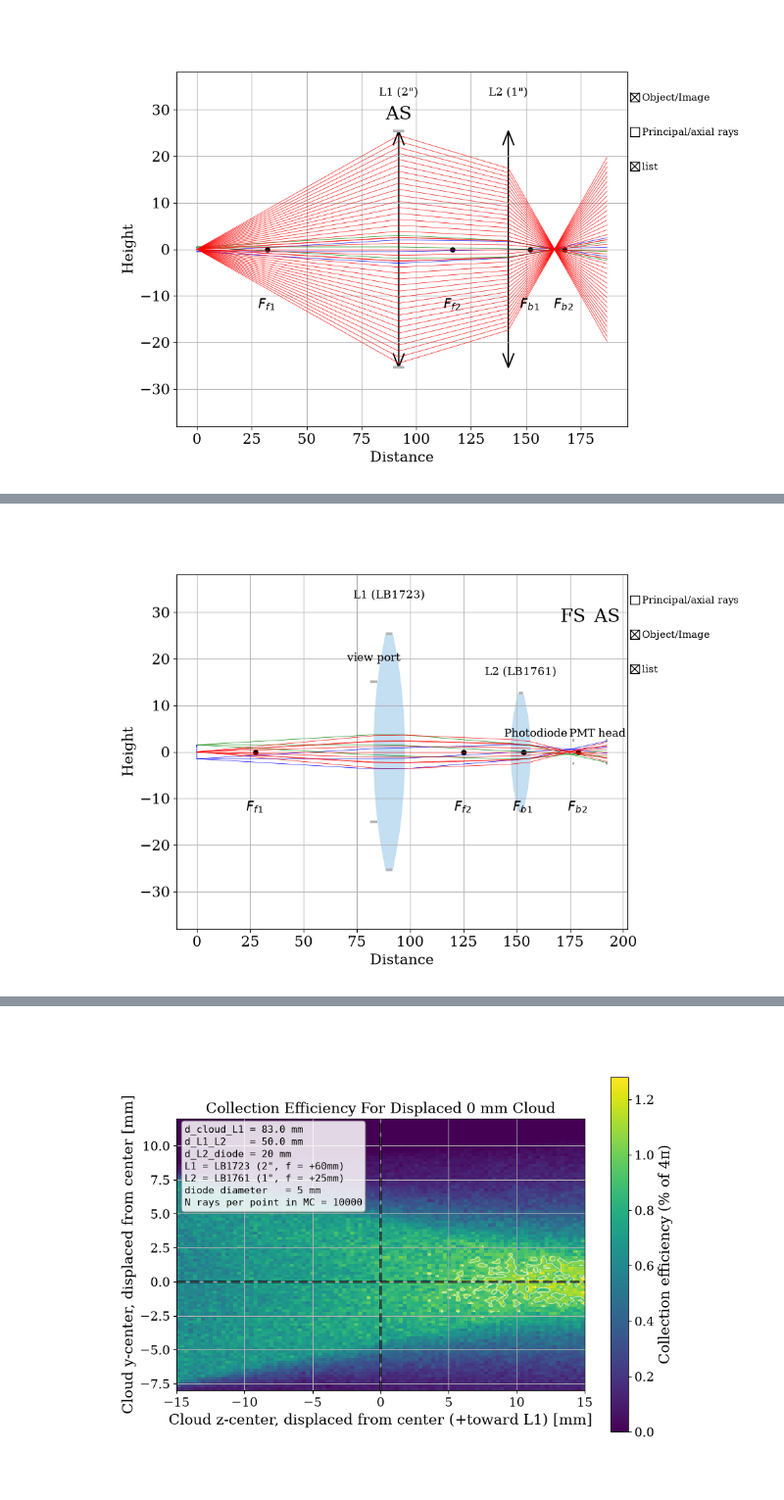
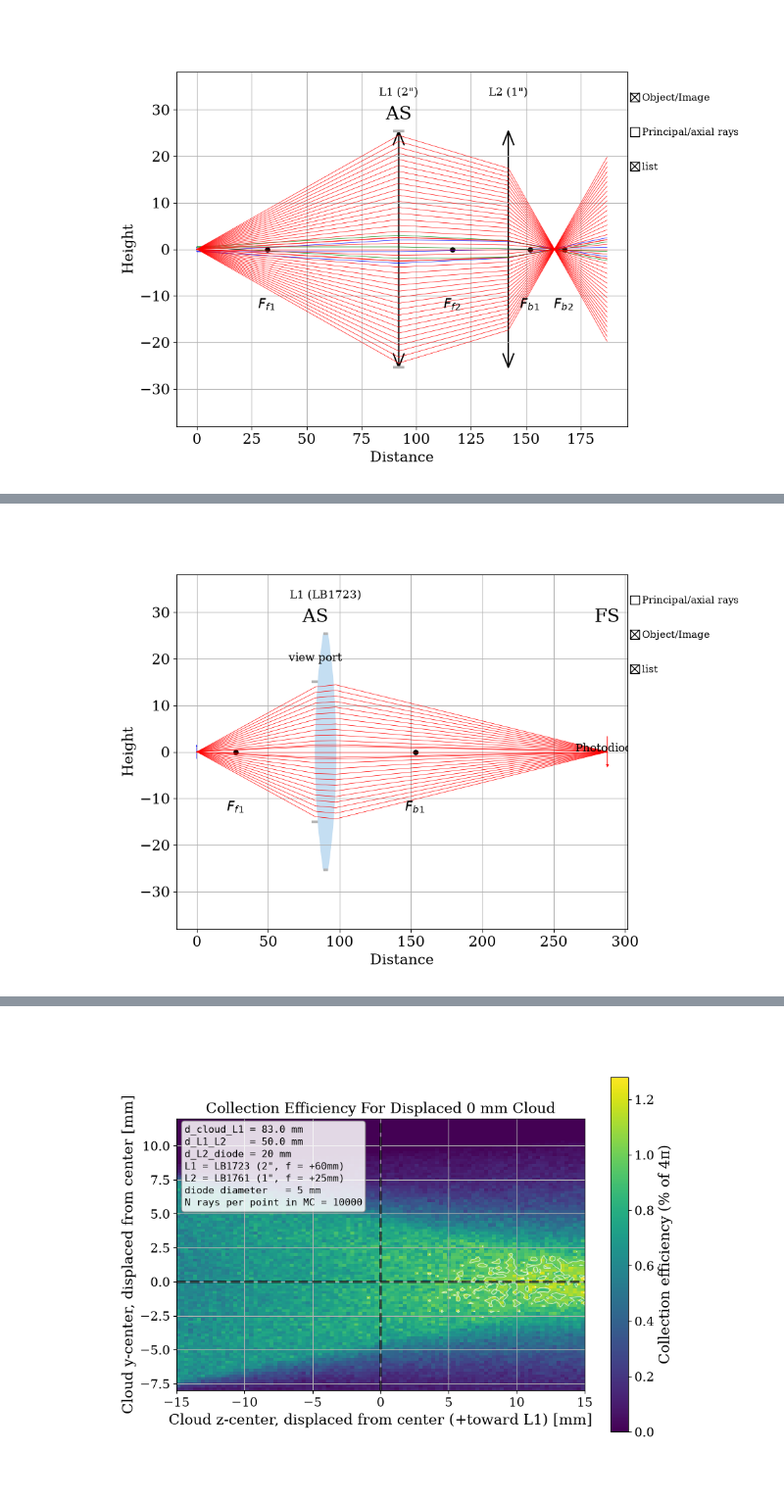
Before and after one commit to josephmlev/eedm_jml, a Jupyter notebook: daqAnalysisAndExperiments/optics/flourescenceTelescope/flourescenceTelescope.ipynb, the cells around one changed output, grey strips where cells are left out. Shown at 98% size. Saved outputs shown, nothing was run; the diff lists cells and outputs as text; code cells hidden in the pictures.

```diff
--- a/daqAnalysisAndExperiments/optics/flourescenceTelescope/flourescenceTelescope.ipynb
+++ b/daqAnalysisAndExperiments/optics/flourescenceTelescope/flourescenceTelescope.ipynb
@@ -46,9 +46,9 @@ def L2():  # LB1761-B, 1", f=25.4
 
 # --- Geometry knobs (the things you'll want to scan) ---
 d_cloud_L1 = 83.0   # mm, cloud surface  -> L1 front surface
-d_L1_L2    = 50.0   # mm, L1 back surface -> L2 front surface
-d_L2_diode = 20   # mm, L2 back surface -> diode
-diameter_diode = 5 #7.14 #mm. 10mm square diode/sqrt(2)
+d_L1_L2    = 100.0   # mm, L1 back surface -> L2 front surface
+d_L2_diode = 90   # mm, L2 back surface -> diode
+diameter_diode = .1 #7.14 #mm. 10mm square diode/sqrt(2)
 D_viewport = 30
 D_iris = 50
 d_iris = 50
@@ -61,11 +61,11 @@ path.append(L1())
 path.append(Space(d_iris))
 #path.append(Aperture(diameter=D_iris))
 path.append(Space(d_L1_L2-d_iris))
-path.append(L2())
+#path.append(L2())
 path.append(Space(d=d_L2_diode))
 path.append(Aperture(diameter=diameter_diode, label = f'Photodiode'))
-path.append(Space(d=16))
-path.append(Aperture(diameter=diameter_diode, label = f'PMT head'))
+#path.append(Space(d=16))
+#path.append(Aperture(diameter=diameter_diode, label = f'PMT head'))
 
 fan = [Ray(y=0, theta=t) for t in np.linspace(-0.35, 0.35, 51)]
 
@@ -75 +74 @@ RuntimeWarning [in figure.py]: More than 20 figures have been opened. Figures cr
-[figure, old version]
+[figure, new version]
```
Also changed, not shown: parts of 3 cells of this notebook, 3 other files.
